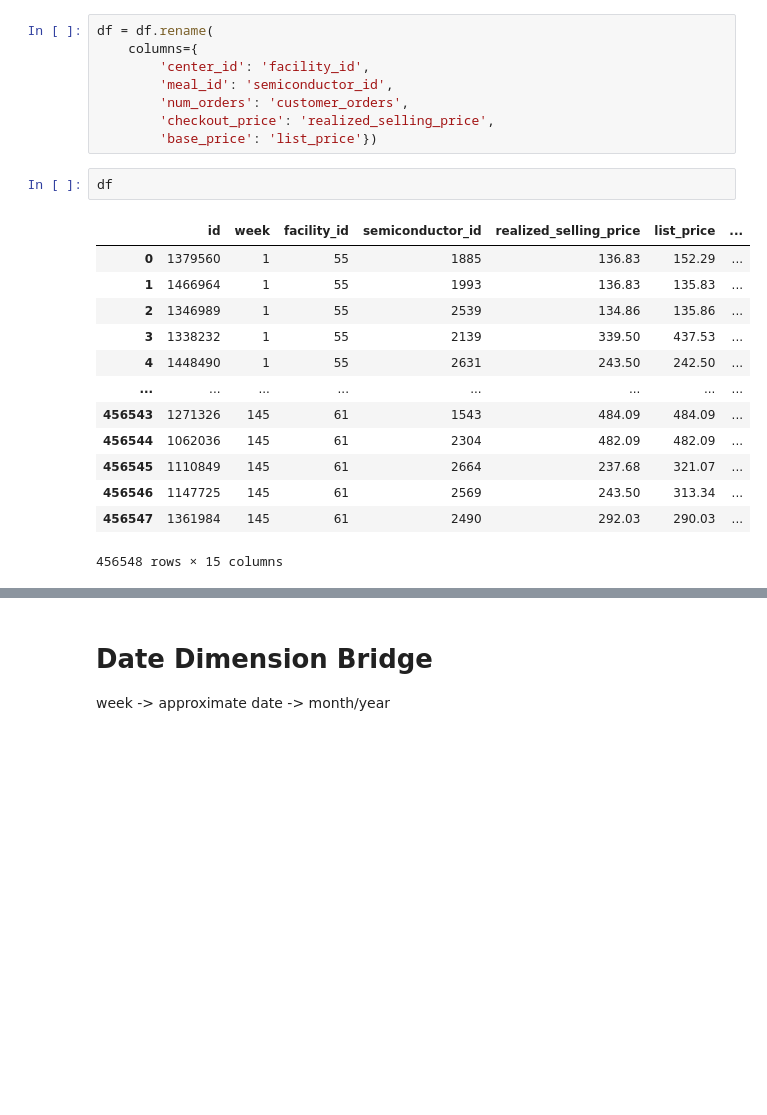
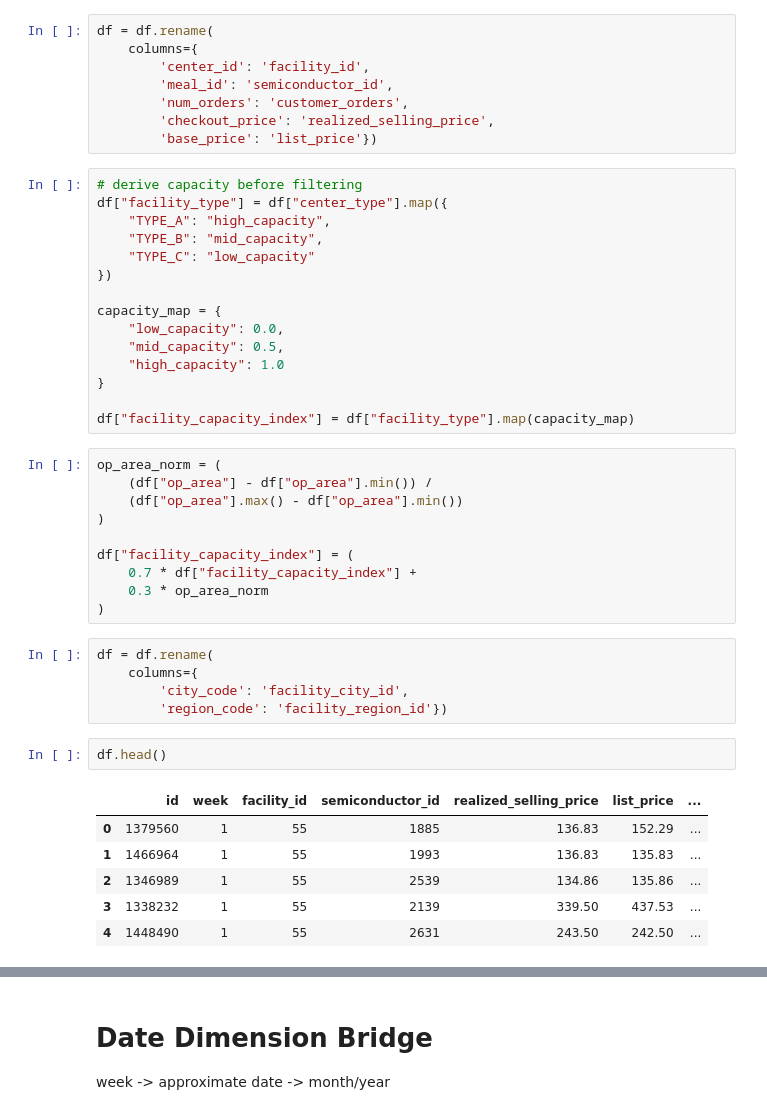
Before and after one commit to jbeck0854/procurement_agent, a Jupyter notebook: scripts/data_cleaning/04_FinishedGoods_Demand_Table.ipynb, the cells around one changed output, grey strips where cells are left out. Saved outputs shown, nothing was run; the diff lists cells and outputs as text; blank space fills up the shorter version.

```diff
--- a/scripts/data_cleaning/04_FinishedGoods_Demand_Table.ipynb
+++ b/scripts/data_cleaning/04_FinishedGoods_Demand_Table.ipynb
@@ -44,19 +44,42 @@ df = df.rename(
         'num_orders': 'customer_orders',
         'checkout_price': 'realized_selling_price',
         'base_price': 'list_price'})
+# %%
+# derive capacity before filtering
+df["facility_type"] = df["center_type"].map({
+    "TYPE_A": "high_capacity",
+    "TYPE_B": "mid_capacity",
+    "TYPE_C": "low_capacity"
+})
+
+capacity_map = {
+    "low_capacity": 0.0,
+    "mid_capacity": 0.5,
+    "high_capacity": 1.0
+}
+
+df["facility_capacity_index"] = df["facility_type"].map(capacity_map)
+# %%
+op_area_norm = (
+    (df["op_area"] - df["op_area"].min()) /
+    (df["op_area"].max() - df["op_area"].min())
+)
+
+df["facility_capacity_index"] = (
+    0.7 * df["facility_capacity_index"] +
+    0.3 * op_area_norm
+)
+# %%
+df = df.rename(
+    columns={
+        'city_code': 'facility_city_id',
+        'region_code': 'facility_region_id'})
 # %%
-df
+df.head()
 # %% [output]
 |  | id | week | facility_id | semiconductor_id | realized_selling_price | list_price | ... |
 | 0 | 1379560 | 1 | 55 | 1885 | 136.83 | 152.29 | ... |
 | 1 | 1466964 | 1 | 55 | 1993 | 136.83 | 135.83 | ... |
 | 2 | 1346989 | 1 | 55 | 2539 | 134.86 | 135.86 | ... |
 | 3 | 1338232 | 1 | 55 | 2139 | 339.50 | 437.53 | ... |
 | 4 | 1448490 | 1 | 55 | 2631 | 243.50 | 242.50 | ... |
-| ... | ... | ... | ... | ... | ... | ... | ... |
-| 456543 | 1271326 | 145 | 61 | 1543 | 484.09 | 484.09 | ... |
-| 456544 | 1062036 | 145 | 61 | 2304 | 482.09 | 482.09 | ... |
-| 456545 | 1110849 | 145 | 61 | 2664 | 237.68 | 321.07 | ... |
-| 456546 | 1147725 | 145 | 61 | 2569 | 243.50 | 313.34 | ... |
-| 456547 | 1361984 | 145 | 61 | 2490 | 292.03 | 290.03 | ... |
-456548 rows × 15 columns
```
Also changed, not shown: parts of 23 cells of this notebook, 7 other files.
